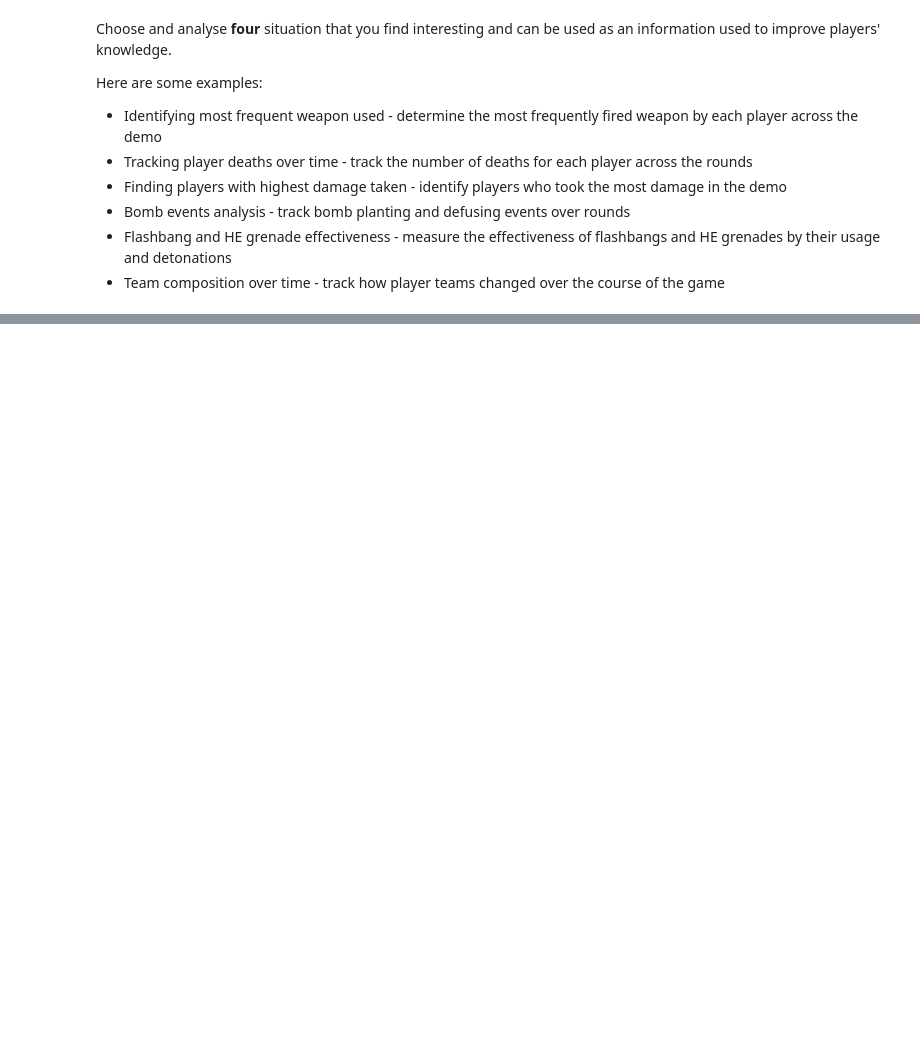
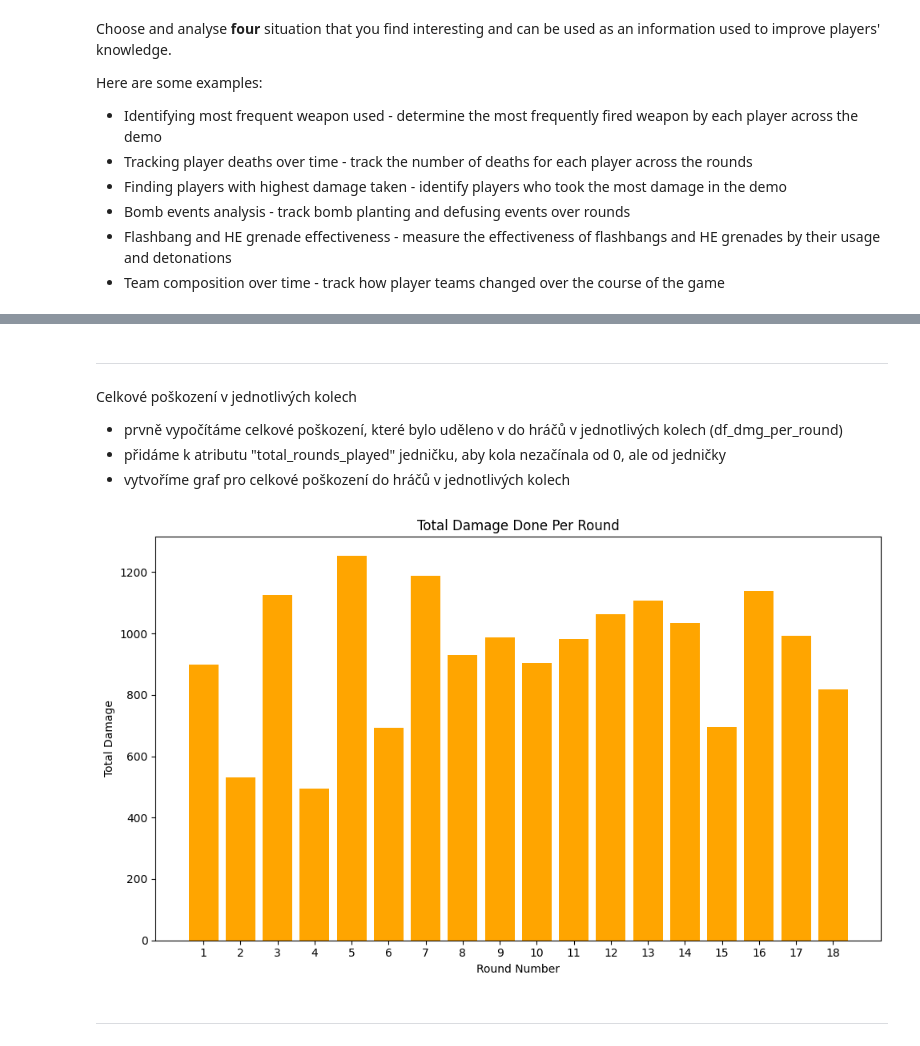
Before and after one commit to MartySagin/ESPORT, a Jupyter notebook: task1.ipynb, the cells around one changed output, grey strips where cells are left out. Drawn from its saved outputs; the diff is of its cells as text; code cells hidden in the pictures; blank space fills up the shorter version.

```diff
--- a/task1.ipynb
+++ b/task1.ipynb
@@ -172,3 +173,7 @@ Index(['assistedflash', 'assister_X', 'assister_Y', 'assister_name',
        'weapon', 'weapon_fauxitemid', 'weapon_itemid',
        'weapon_originalowner_xuid', 'wipe'],
       dtype='object')
+# %%
+df_player_hurts['dmg_health'] = df_player_hurts['dmg_health'].clip(upper=100)
+df_total_dmg = df_player_hurts.groupby('user_name')['dmg_health'].sum().reset_index()
+df_total_dmg
@@ -444,0 +557,33 @@ draw_movement(df_flashbang_detonations, title='Flashbangs Detonations Positions'
+# %% [markdown]
+---------------------------------------------------------------------------
+# %% [markdown]
+Celkové poškození v jednotlivých kolech
+- prvně vypočítáme celkové poškození, které bylo uděleno v do hráčů v jednotlivých kolech (df_dmg_per_round)
+- přidáme k atributu "total_rounds_played" jedničku, aby kola nezačínala od 0, ale od jedničky
+- vytvoříme graf pro celkové poškození do hráčů v jednotlivých kolech
+# %%
+# Vypočítání celkového poškození do hráčů v jednotlivých kolech
+df_dmg_per_round = df_player_hurts.groupby('total_rounds_played')['dmg_health'].sum().reset_index(name='total_dmg_per_round')
+
+# Přidání jedničky ke každému kolu (aby kola nezačínala od nuly)
+df_dmg_per_round['total_rounds_played'] = df_dmg_per_round['total_rounds_played']+1
+
+# Vytvoření grafu
+plt.figure(figsize=(10, 6))
+plt.bar(df_dmg_per_round['total_rounds_played'], df_dmg_per_round['total_dmg_per_round'], color='orange')
+
+# Přidání názvů os a titulku grafu
+plt.xlabel('Round Number')
+plt.ylabel('Total Damage')
+plt.title('Total Damage Done Per Round')
+
+# Nastavení hodnot na ose X (pro zajištění, že každé kolo bude na ose X)
+plt.xticks(df_dmg_per_round['total_rounds_played'])
+
+# Zobrazení grafu
+plt.tight_layout()
+plt.show()
+# %% [output]
+[figure, added]
+# %% [markdown]
+---------------------------------------------------------------------------
```
Also changed, not shown: parts of 40 cells of this notebook.
